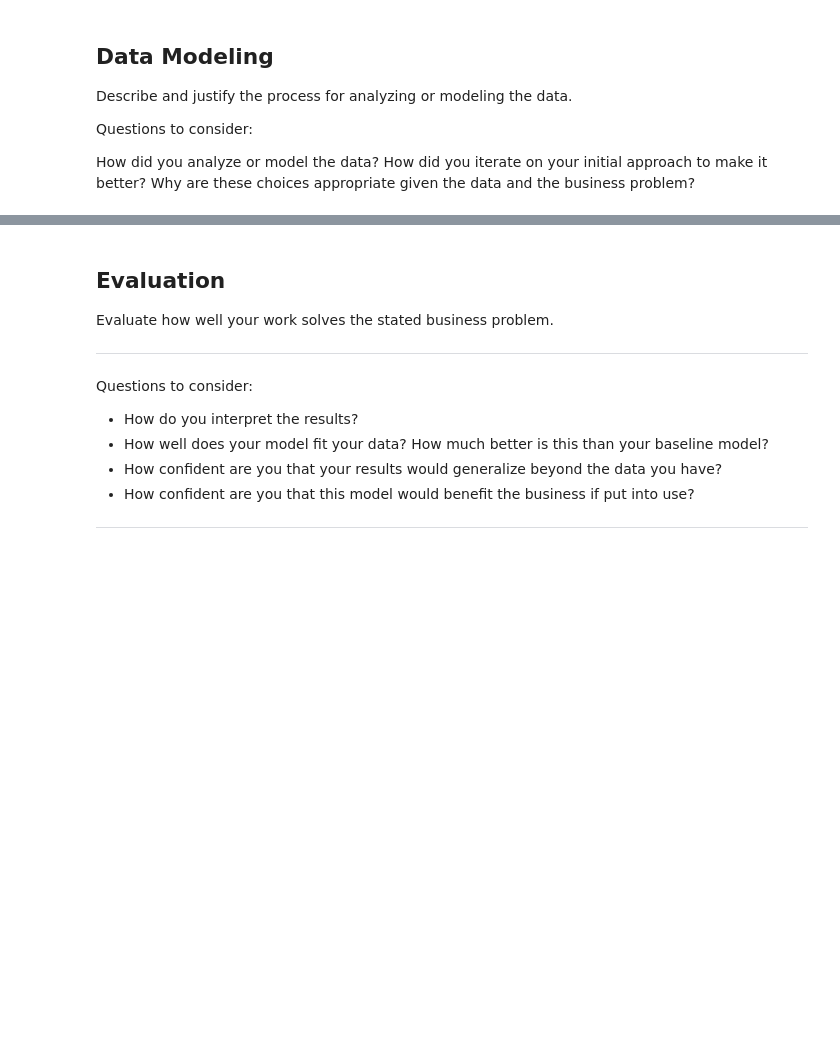
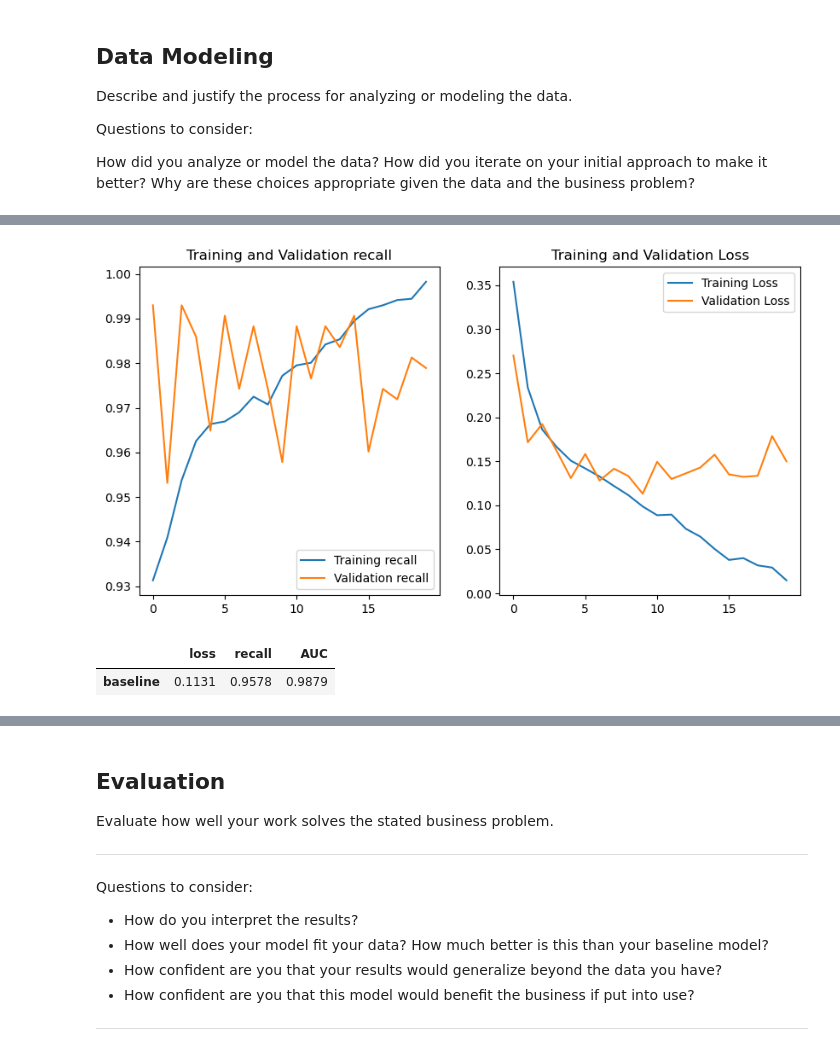
Before and after one commit to rlodetti/image_classification_project, a Jupyter notebook: Image Classification Project.ipynb, the cells around one changed output, grey strips where cells are left out. Saved outputs shown, nothing was run; the diff lists cells and outputs as text; code cells hidden in the pictures; blank space fills up the shorter version.

```diff
--- a/Image Classification Project.ipynb
+++ b/Image Classification Project.ipynb
@@ -157,0 +245,6 @@ Why are these choices appropriate given the data and the business problem?
+# %%
+data_modeling.summary_viz('model_O8', val_ds)
+# %% [output]
+[figure, added]
+|  | loss | recall | AUC |
+| baseline | 0.1131 | 0.9578 | 0.9879 |
```
Also changed, not shown: parts of 56 cells of this notebook, 6 other files.
